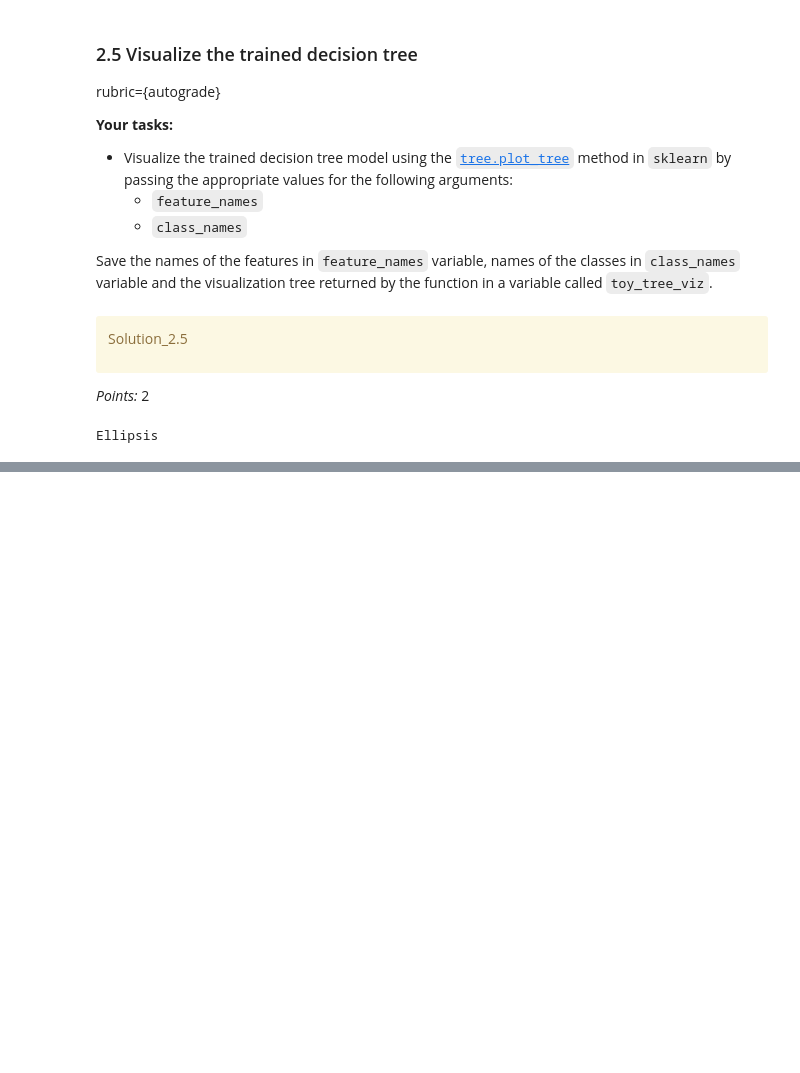
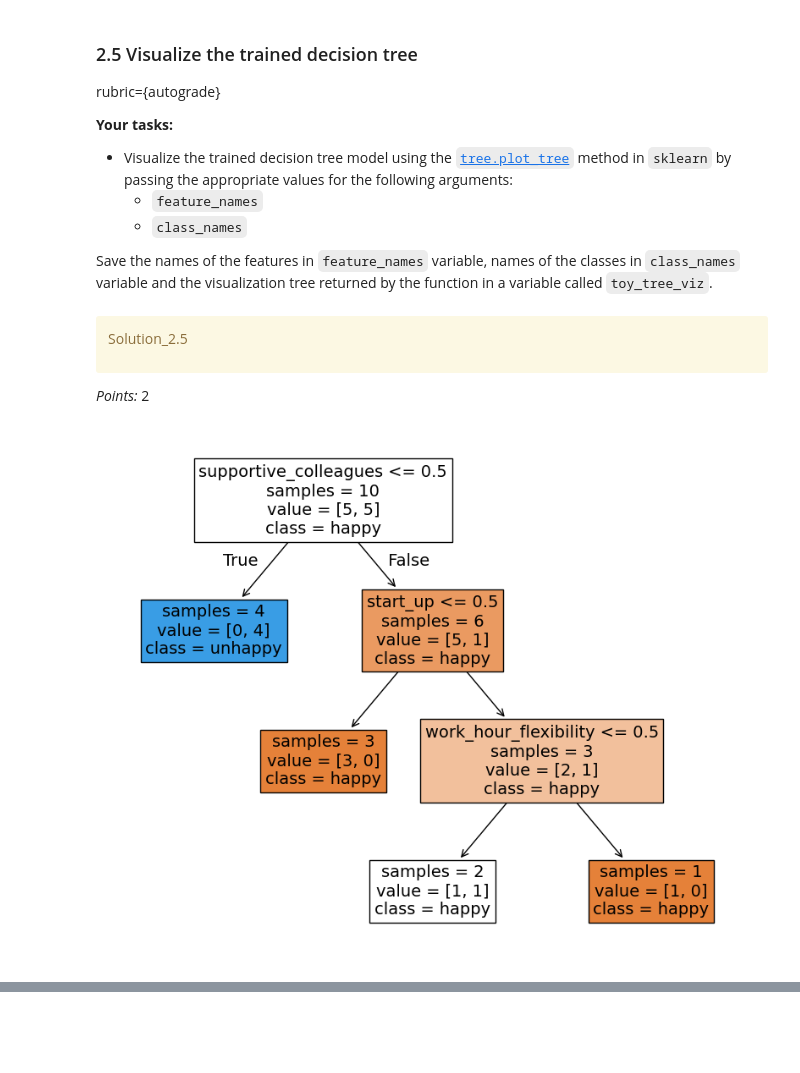
Before and after one commit to junseoparkX/cpsc330hw2, a Jupyter notebook: hw2.ipynb, the cells around one changed output, grey strips where cells are left out. Cells and saved outputs as stored; diff of their text form; code cells hidden in the pictures; blank space fills up the shorter version.

```diff
--- a/hw2.ipynb
+++ b/hw2.ipynb
@@ -282,3 +240,6 @@ Ellipsis
+# %%
+X_train_toy = train_df[["supportive_colleagues", "work_hour_flexibility", "start_up"]]
+y_train_toy = train_df["target"]
 # %%
 grader.check("q2.2")
 # %% [output]
@@ -325,3 +264,6 @@ Ellipsis
+# %%
+depth=3
+toy_tree = DecisionTreeClassifier(max_depth = depth, random_state=16)
 # %%
 grader.check("q2.3")
 # %% [output]
@@ -365,0 +288,2 @@ Ellipsis
+# %%
+toy_tree.fit(X_train_toy, y_train_toy)
@@ -404,14 +314,22 @@ Solution_2.5
 </div>
 
 _Points:_ 2
-# %%
-toy_tree_viz = None
-feature_names = [] # feature names
-class_names = [] # unique class names
-
-...
-# %% [output]
-Ellipsis
+# %%
+from sklearn import tree
+
+feature_names = ["supportive_colleagues", "work_hour_flexibility", "start_up"]
+class_names = ["happy", "unhappy"]
+plt.figure(figsize=(10, 8))
+toy_tree_viz = tree.plot_tree(
+    toy_tree,
+    feature_names=feature_names,
+    class_names=class_names,
+    filled=True,
+     impurity=False,
+    fontsize=14
+)
+# %% [output]
+[figure, added]
 # %%
 grader.check("q2.5")
 # %% [output]
```
Also changed, not shown: parts of 77 cells of this notebook, 1 other file.
